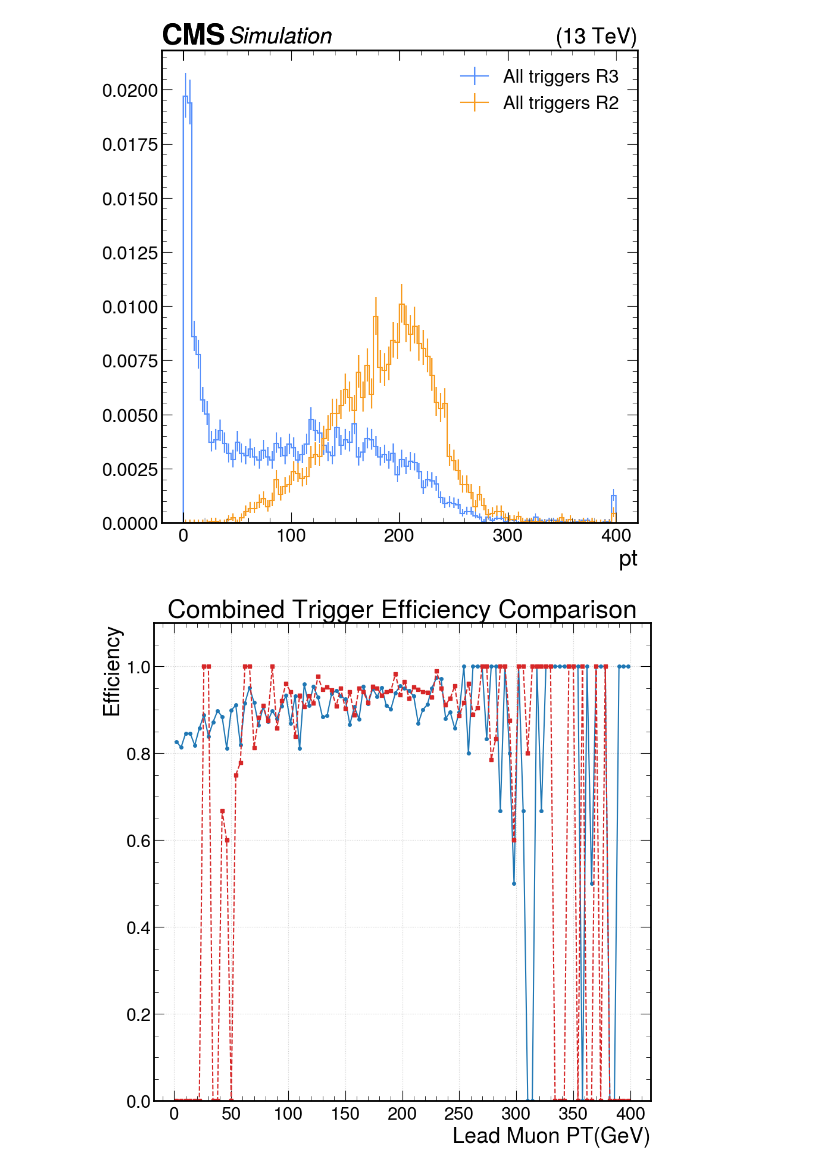
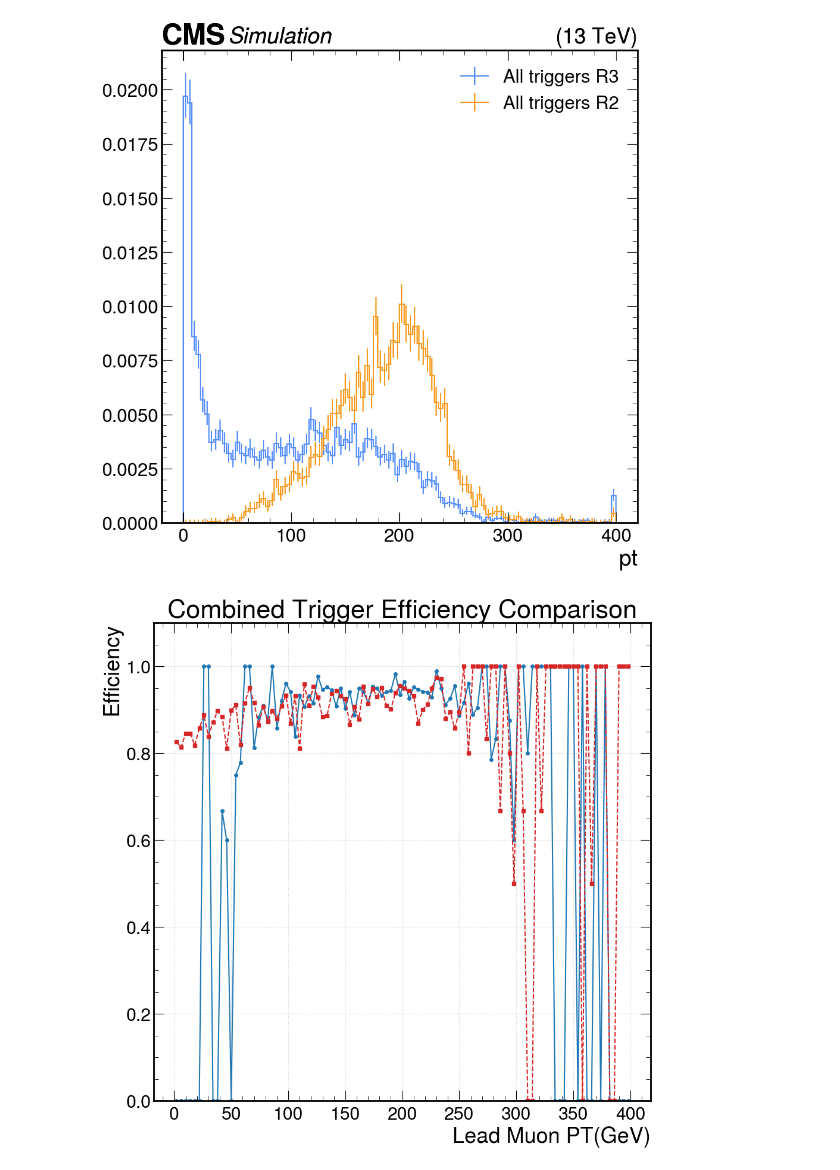
Before and after one commit to sbuwang/SIDM, a Jupyter notebook: sidm/R3_R2_comparison.ipynb, the cells around one changed output. Drawn from its saved outputs; the diff is of its cells as text; code cells hidden in the pictures.

Commit message:
finalized notebook

```diff
--- a/sidm/R3_R2_comparison.ipynb
+++ b/sidm/R3_R2_comparison.ipynb
@@ -1348,34 +1348,34 @@ plt.legend(loc = 'upper right')
 # %%
 # New vs All trigger efficiency comparison
 pt_axis = hist.axis.Regular(100, 0, 400, name="pt")
 num1 = hist.Hist(pt_axis)
 den1 = hist.Hist(pt_axis)
 num2 = hist.Hist(pt_axis)
 den2 = hist.Hist(pt_axis)
 
 # Set up data arrays
 R2Lead_Muon_pt_final_num2 = ak.drop_none(R3Lead_Muon_pt_final[R3_ALL_combinedtrigger])
 R3Lead_Muon_pt_final_num1 = ak.drop_none(R2Lead_Muon_pt_final[R2_old_combinedtrigger])
 R2Lead_Muon_pt_final_den2 = ak.drop_none(R3Lead_Muon_pt_final)
 R3Lead_Muon_pt_final_den1 = ak.drop_none(R2Lead_Muon_pt_final)
 
 #Fill the histograms with the flattened arrays
 num2.fill(R2Lead_Muon_pt_final_num2)
-num2.fill(R3Lead_Muon_pt_final_num2)
-den2.fill(R2Lead_Muon_pt_final_den1)
-den2.fill(R3Lead_Muon_pt_final_den2)
+num1.fill(R3Lead_Muon_pt_final_num1)
+den2.fill(R2Lead_Muon_pt_final_den2)
+den1.fill(R3Lead_Muon_pt_final_den1)
 
 #Plot
 plot_result = plot_efficiency_only(
     num1,
     num2,
     den1,
     den2,
     label1="R2",
     label2="R3",
     title="Combined Trigger Efficiency Comparison",
     x_label="Lead Muon PT(GeV)",
     error_opts={"marker": "o", "ms": 4}
 )
 # %% [output]
-[figure, old version]
+[figure, new version]
```
Also changed, not shown: parts of 3 cells of this notebook.
